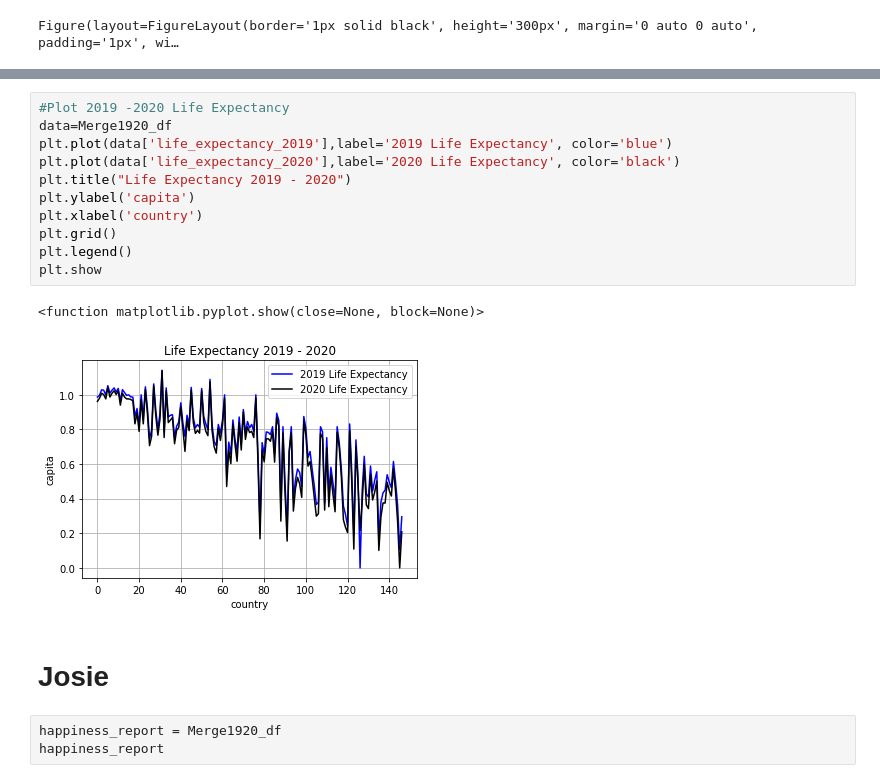
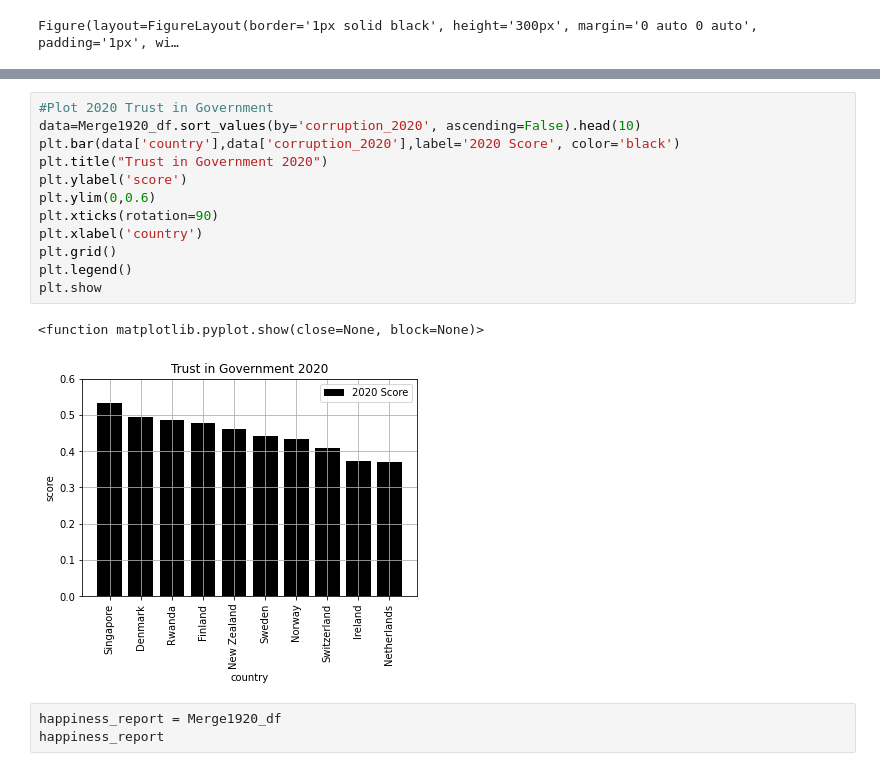
Before and after one commit to josiedeleon/Team9--Project1, a Jupyter notebook: Project 1 Happiness.ipynb, the cells around one changed output, grey strips where cells are left out. Saved outputs shown, nothing was run; the diff lists cells and outputs as text.

```diff
--- a/Project 1 Happiness.ipynb
+++ b/Project 1 Happiness.ipynb
@@ -377,19 +446,18 @@ plt.show
 # %%
-#Plot 2019 -2020 Life Expectancy
-data=Merge1920_df
-plt.plot(data['life_expectancy_2019'],label='2019 Life Expectancy', color='blue')
-plt.plot(data['life_expectancy_2020'],label='2020 Life Expectancy', color='black')
-plt.title("Life Expectancy 2019 - 2020")
-plt.ylabel('capita')
+#Plot 2020 Trust in Government
+data=Merge1920_df.sort_values(by='corruption_2020', ascending=False).head(10)
+plt.bar(data['country'],data['corruption_2020'],label='2020 Score', color='black')
+plt.title("Trust in Government 2020")
+plt.ylabel('score')
+plt.ylim(0,0.6)
+plt.xticks(rotation=90)
 plt.xlabel('country')
 plt.grid()
 plt.legend()
 plt.show
 # %% [output]
 <function matplotlib.pyplot.show(close=None, block=None)>
-[figure, old version]
+[figure, new version]
-# %% [markdown]
-# Josie
 # %%
 happiness_report = Merge1920_df
 happiness_report
```
Also changed, not shown: parts of 15 cells of this notebook.
